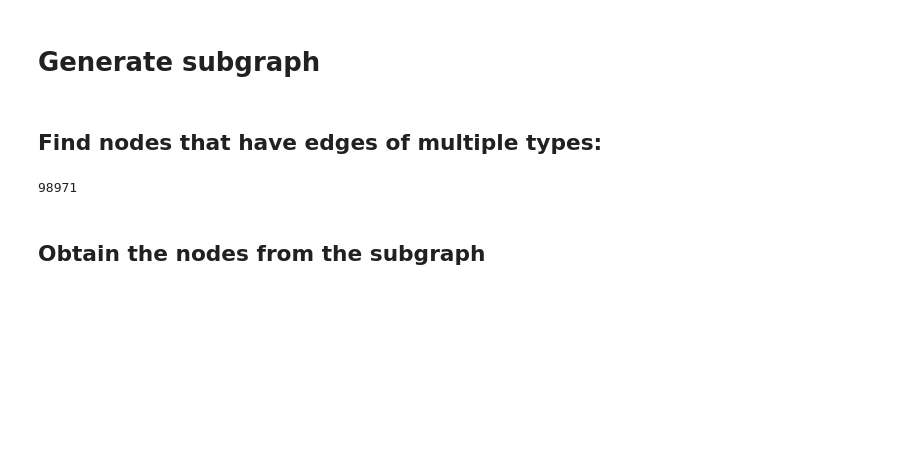
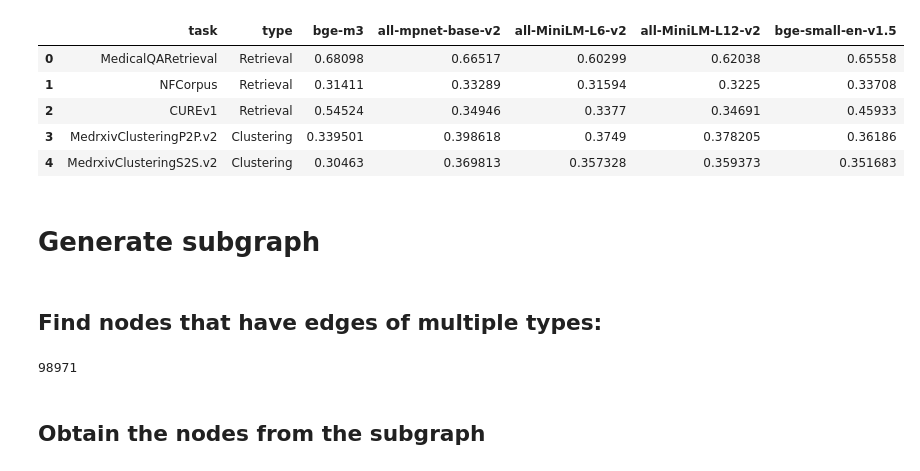
Before and after one commit to laurasck14/KG-RAG, a Jupyter notebook: embedding_evaluation.ipynb, the cells around one changed output. Cells and saved outputs as stored; diff of their text form; code cells hidden in the pictures; blank space fills up the shorter version.

```diff
--- a/embedding_evaluation.ipynb
+++ b/embedding_evaluation.ipynb
@@ -29,18 +27 @@ for name in model_names:
     results = evaluation.run(model, output_folder=f"results/{name}")
-# %%
-
-
-# Define the path to the JSON files
-json_files = glob.glob("/home/lasa14/scratch-llm/results/MTEB/**/*.json", recursive=True)
-
-# Iterate through each file and extract the "main_score"
-for file in json_files:
-    try:
-        with open(file, 'r') as f:
-            data = json.load(f)
-            main_score = data.get("scores", {}).get("test", [{}])[0].get("main_score", None)
-            if main_score is not None:
-                print(f"File: {file}")
-                print(f"Main Score: {main_score}\n")
-    except json.JSONDecodeError:
-        print(f"Error decoding JSON in file: {file}")
@@ -97,0 +37,34 @@ plt.show()
+# %%
+# Retrieve task names and initialize results_dict directly
+task_info = tasks.to_dataframe()[['name', 'type']].rename(columns={'name': 'task'})
+task_info = task_info.set_index('task')  # Set 'task' as the index for easier manipulation
+task_info = task_info.assign(**{model.split('/')[-1]: None for model in model_names})  # Add model columns with None values
+
+# Process JSON files and populate task_info
+for file in glob.glob("/home/lasa14/scratch-llm/results/MTEB/**/*.json", recursive=True):
+    try:
+        with open(file, 'r') as f:
+            data = json.load(f)
+            task_name = data.get("task_name")
+            model_name = next((model.split('/')[-1] for model in model_names if model.split('/')[-1] in file), None)
+            main_score = data.get("scores", {}).get("test", [{}])[0].get("main_score") or \
+                         data.get("scores", {}).get("all", [{}])[0].get("main_score")
+
+            if task_name in task_info.index and model_name in task_info.columns:
+                task_info.at[task_name, model_name] = main_score
+    except json.JSONDecodeError:
+        print(f"Error decoding JSON in file: {file}")
+
+# Reset index and reorder columns to move 'type' to the second position
+results_df = task_info.reset_index()
+results_df = results_df[['task', 'type'] + [col for col in results_df.columns if col not in ['task', 'type']]]
+
+# Display the results DataFrame
+results_df
+# %% [output]
+|  | task | type | bge-m3 | all-mpnet-base-v2 | all-MiniLM-L6-v2 | all-MiniLM-L12-v2 | bge-small-en-v1.5 |
+| 0 | MedicalQARetrieval | Retrieval | 0.68098 | 0.66517 | 0.60299 | 0.62038 | 0.65558 |
+| 1 | NFCorpus | Retrieval | 0.31411 | 0.33289 | 0.31594 | 0.3225 | 0.33708 |
+| 2 | CUREv1 | Retrieval | 0.54524 | 0.34946 | 0.3377 | 0.34691 | 0.45933 |
+| 3 | MedrxivClusteringP2P.v2 | Clustering | 0.339501 | 0.398618 | 0.3749 | 0.378205 | 0.36186 |
+| 4 | MedrxivClusteringS2S.v2 | Clustering | 0.30463 | 0.369813 | 0.357328 | 0.359373 | 0.351683 |
```
Also changed, not shown: parts of 25 cells of this notebook.
